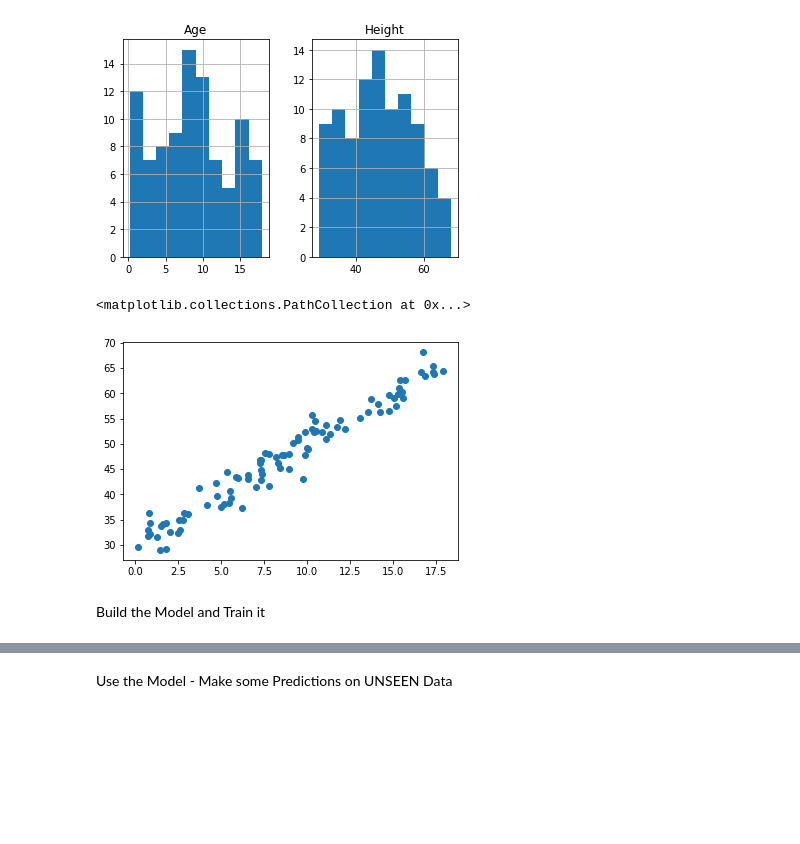
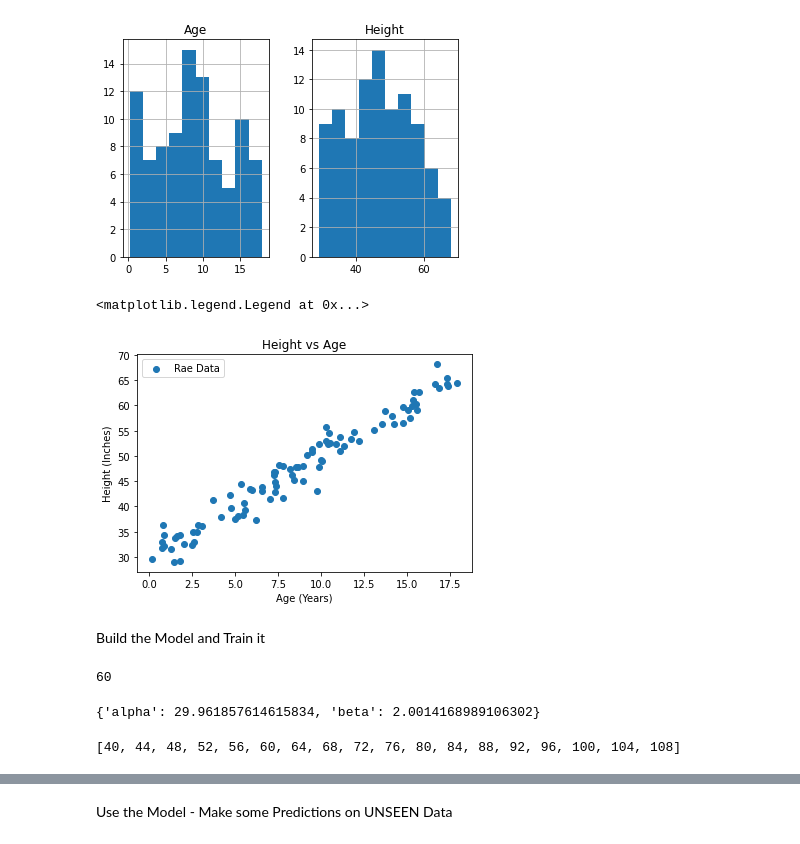
Before and after one commit to nishatfarzana86/Electricity-Billing-System, a Jupyter notebook: Nishat's_First_ML_Project_Simple_Linear_Regression.ipynb, the cells around one changed output, grey strips where cells are left out. Cells and saved outputs as stored; diff of their text form; code cells hidden in the pictures; blank space fills up the shorter version.

```diff
--- a/Nishat's_First_ML_Project_Simple_Linear_Regression.ipynb
+++ b/Nishat's_First_ML_Project_Simple_Linear_Regression.ipynb
@@ -102,10 +102,14 @@ array([[<matplotlib.axes._subplots.AxesSubplot object at 0x...>,
 # %%
 import matplotlib.pyplot as plt
 ages = cleaned_data['Age']
 heights = cleaned_data['Height']
-plt.scatter(ages, heights)
+plt.scatter(ages, heights, label = 'Rae Data')
+plt.title('Height vs Age')
+plt.xlabel('Age (Years)')
+plt.ylabel('Height (Inches)')
+plt.legend()
 # %% [output]
-<matplotlib.collections.PathCollection at 0x...>
+<matplotlib.legend.Legend at 0x...>
-[figure, old version]
+[figure, new version]
 # %% [markdown]
 Build the Model and Train it
@@ -111,0 +121,8 @@ Build the Model and Train it
+# %%
+def y_hat(age, params):
+ alpha = params['alpha']
+ beta = params['beta']
+ return alpha + beta * age
+y_hat(5, parameters)
+# %% [output]
+60
@@ -111,0 +138,12 @@ Build the Model and Train it
+# %%
+new_parameters = {'alpha': 0, 'beta': 0}
+learn_parameters(cleaned_data, new_parameters)
+new_parameters
+# %% [output]
+{'alpha': 29.961857614615834, 'beta': 2.0014168989106302}
+# %%
+spaced_ages = list(range(18))
+spaced_untrained_predictions = [y_hat(x, parameters) for x in spaced_ages]
+spaced_untrained_predictions
+# %% [output]
+[40, 44, 48, 52, 56, 60, 64, 68, 72, 76, 80, 84, 88, 92, 96, 100, 104, 108]
```
Also changed, not shown: parts of 7 cells of this notebook.
